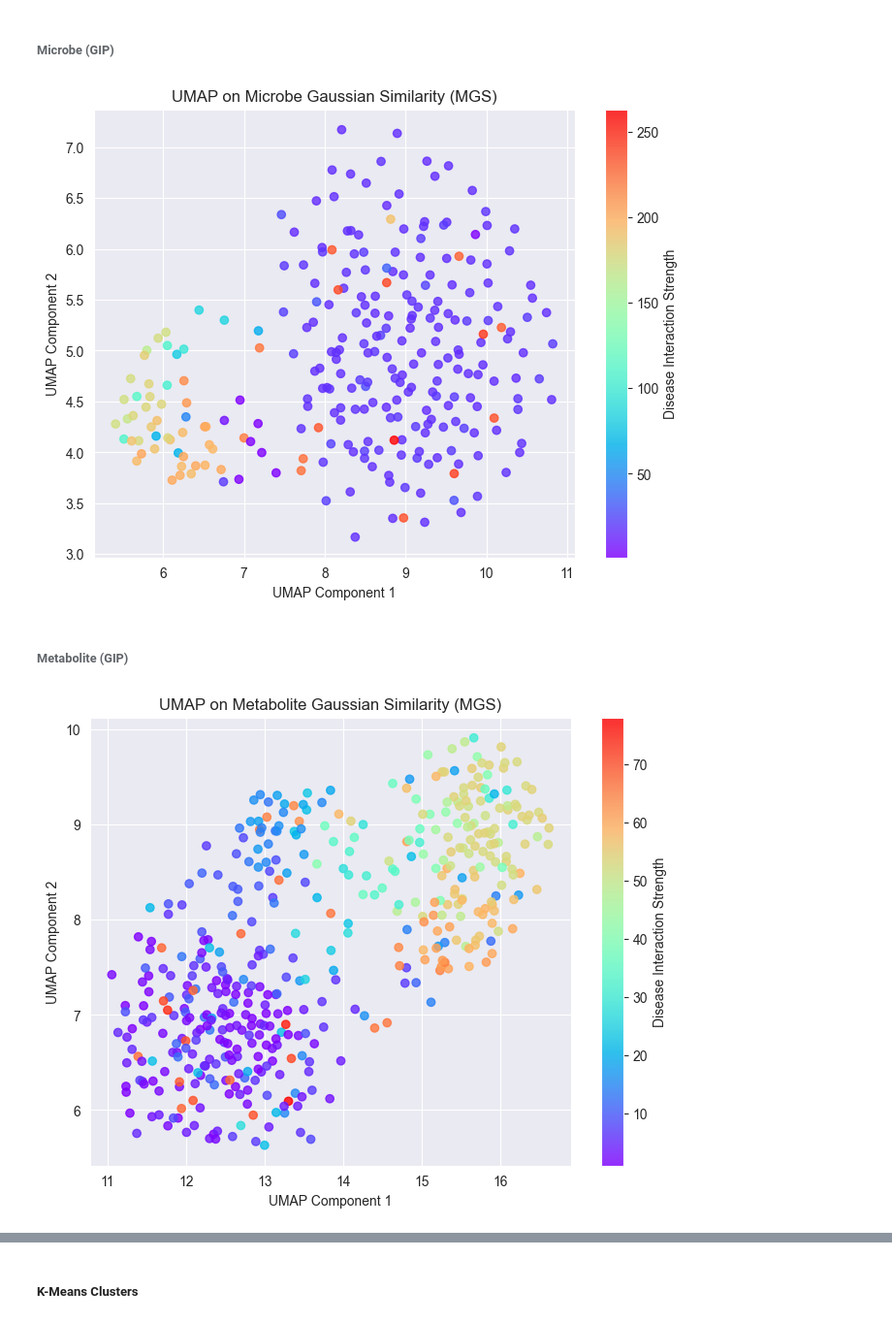
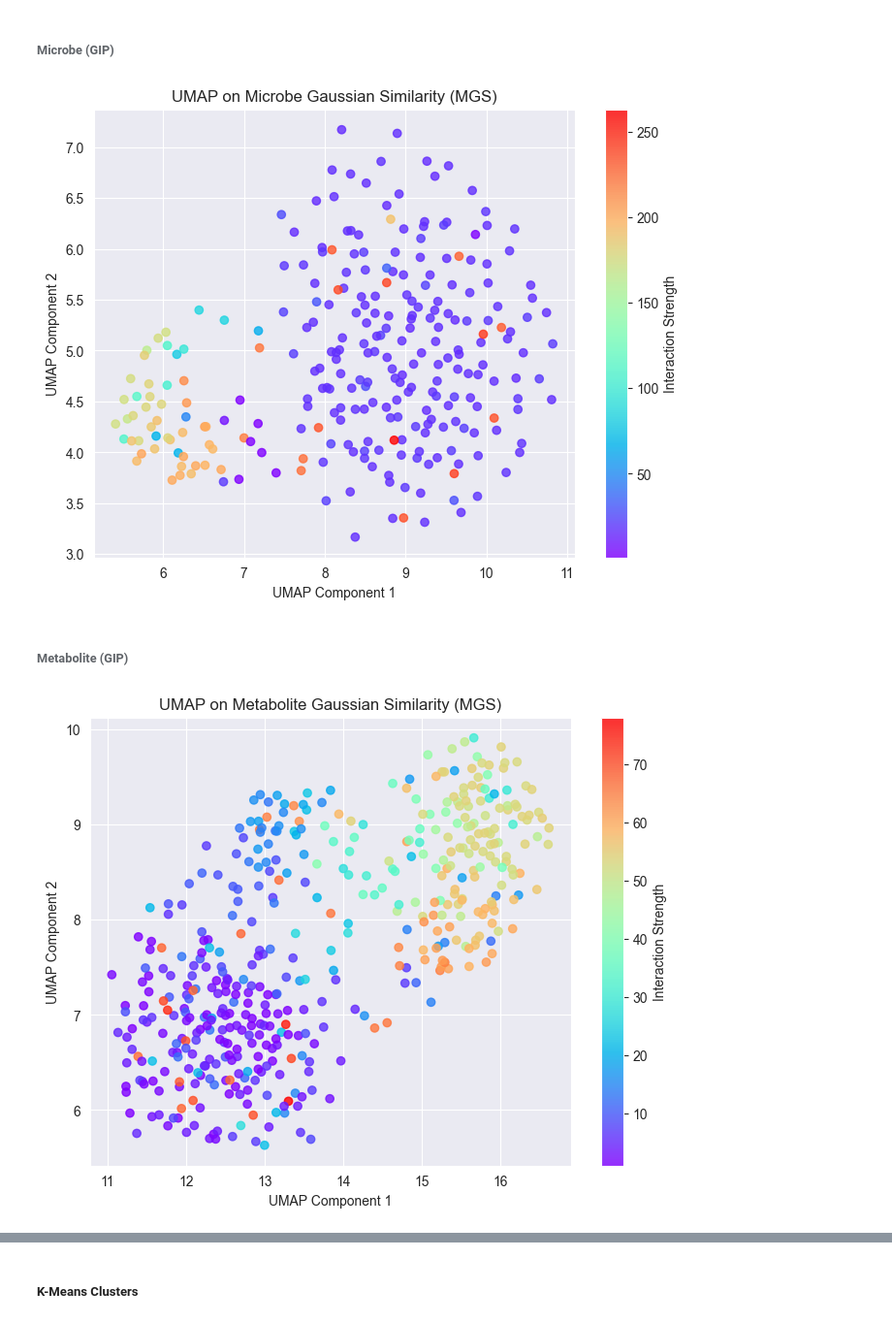
Before and after one commit to lucyzhang95/Network_Analysis, a Jupyter notebook: graph_network_analysis.ipynb, the cells around one changed output, grey strips where cells are left out. Shown at 97% size. Drawn from its saved outputs; the diff is of its cells as text; code cells hidden in the pictures.

```diff
--- a/graph_network_analysis.ipynb
+++ b/graph_network_analysis.ipynb
@@ -1424,13 +1426,13 @@ umap_embeddings_microbe = reducer.fit_transform(MGS_matrix)
 # %%
 plt.figure(figsize=(8, 6))
 plt.scatter(umap_embeddings_microbe[:, 0], umap_embeddings_microbe[:, 1], c=np.sum(IP_m, axis=1), cmap="rainbow", alpha=0.8)
-plt.colorbar(label="Disease Interaction Strength")
+plt.colorbar(label="Interaction Strength")
 plt.xlabel("UMAP Component 1")
 plt.ylabel("UMAP Component 2")
 plt.title("UMAP on Microbe Gaussian Similarity (MGS)")
 plt.show()
 # %% [output]
-[figure, old version]
+[figure, new version]
 # %% [markdown]
 ###### Metabolite (GIP)
 # %%
@@ -1447,10 +1449,10 @@ umap_embeddings_metabolite = reducer.fit_transform(MGS_met_matrix)
 # %%
 plt.figure(figsize=(8, 6))
 plt.scatter(umap_embeddings_metabolite[:, 0], umap_embeddings_metabolite[:, 1],  c=np.sum(IP_met, axis=1), cmap="rainbow", alpha=0.8)
-plt.colorbar(label="Disease Interaction Strength")
+plt.colorbar(label="Interaction Strength")
 plt.xlabel("UMAP Component 1")
 plt.ylabel("UMAP Component 2")
 plt.title("UMAP on Metabolite Gaussian Similarity (MGS)")
 plt.show()
 # %% [output]
-[figure, old version]
+[figure, new version]
```
Also changed, not shown: parts of 12 cells of this notebook.
